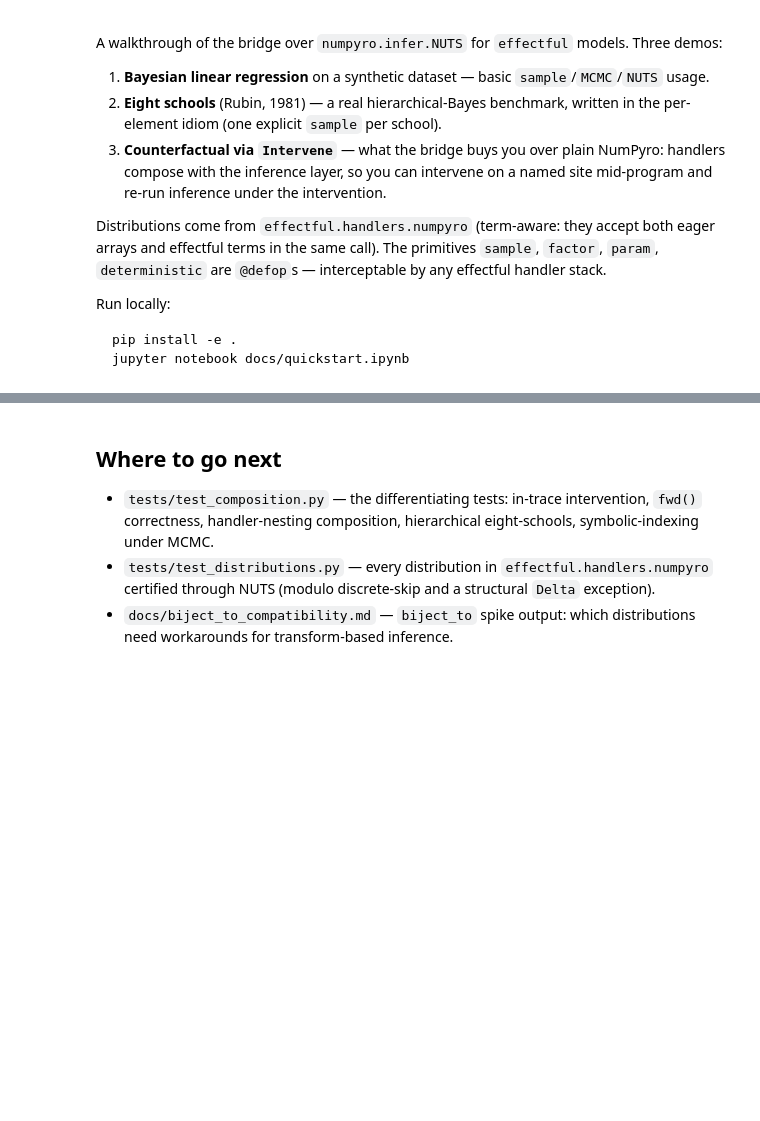
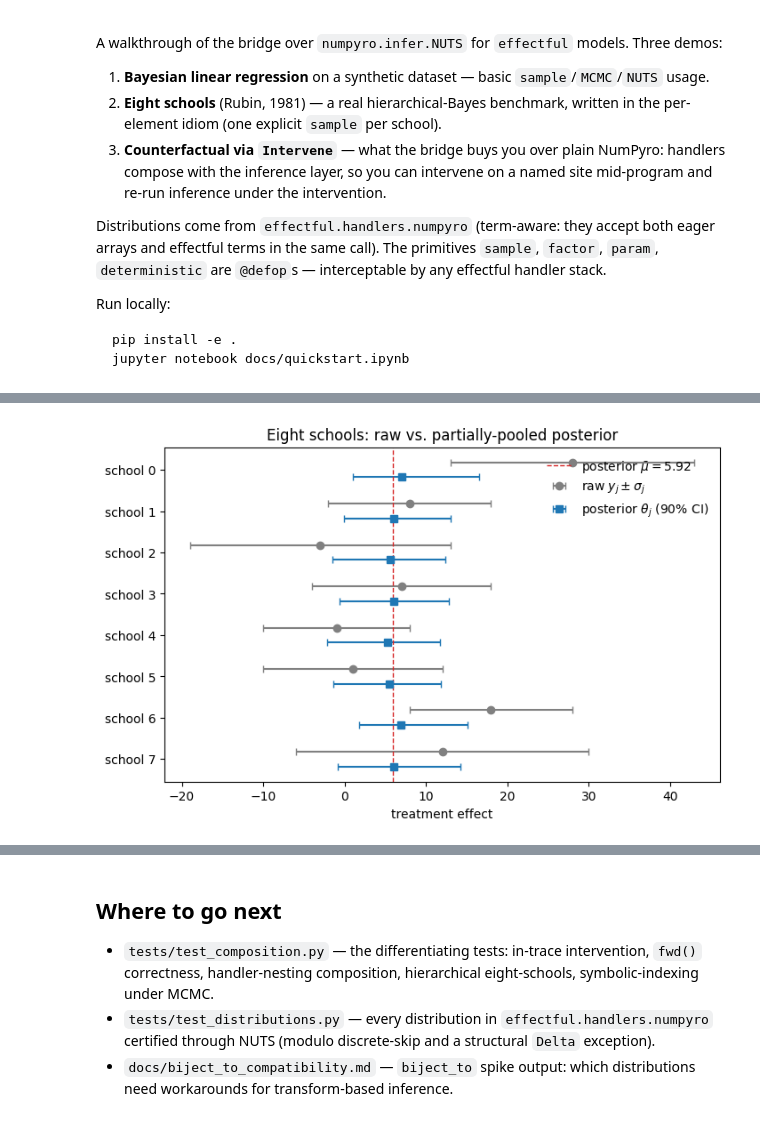
Before and after one commit to datvo06/effectful_mcmc, a Jupyter notebook: docs/quickstart.ipynb, the cells around one changed output, grey strips where cells are left out. Drawn from its saved outputs; the diff is of its cells as text; code cells hidden in the pictures; blank space fills up the shorter version.

```diff
--- a/docs/quickstart.ipynb
+++ b/docs/quickstart.ipynb
@@ -144,3 +174,31 @@ Note the **shrinkage**: per-school posterior means are pulled toward `μ ≈ 7`
+# %%
+theta_means = np.array([float(samples8[f"theta_{j}"].mean())            for j in range(J)])
+theta_lo    = np.array([float(np.quantile(samples8[f"theta_{j}"], 0.05)) for j in range(J)])
+theta_hi    = np.array([float(np.quantile(samples8[f"theta_{j}"], 0.95)) for j in range(J)])
+mu_mean     = float(samples8["mu"].mean())
+
+y_arr = np.asarray(y_obs)
+s_arr = np.asarray(sigma_obs)
+yloc  = np.arange(J)
+
+fig, ax = plt.subplots(figsize=(7, 4.5), constrained_layout=True)
+# raw observations with reported standard errors
+ax.errorbar(y_arr, yloc - 0.18, xerr=s_arr, fmt="o", color="gray", capsize=3,
+            label=r"raw $y_j \pm \sigma_j$")
+# posterior 90% credible intervals for each theta_j
+ax.errorbar(theta_means, yloc + 0.18,
+            xerr=[theta_means - theta_lo, theta_hi - theta_means],
+            fmt="s", color="C0", capsize=3, label=r"posterior $\theta_j$ (90% CI)")
+ax.axvline(mu_mean, color="C3", ls="--", lw=1, label=fr"posterior $\bar{{\mu}} = {mu_mean:.2f}$")
+ax.set_yticks(yloc)
+ax.set_yticklabels([f"school {j}" for j in range(J)])
+ax.invert_yaxis()
+ax.set_xlabel("treatment effect")
+ax.set_title("Eight schools: raw vs. partially-pooled posterior")
+ax.legend(loc="upper right", frameon=False)
+plt.show()
+# %% [output]
+[figure, added]
 # %% [markdown]
 ## 3. Counterfactual via `Intervene` — what the bridge buys you
 
```
Also changed, not shown: parts of 19 cells of this notebook, 4 other files.
